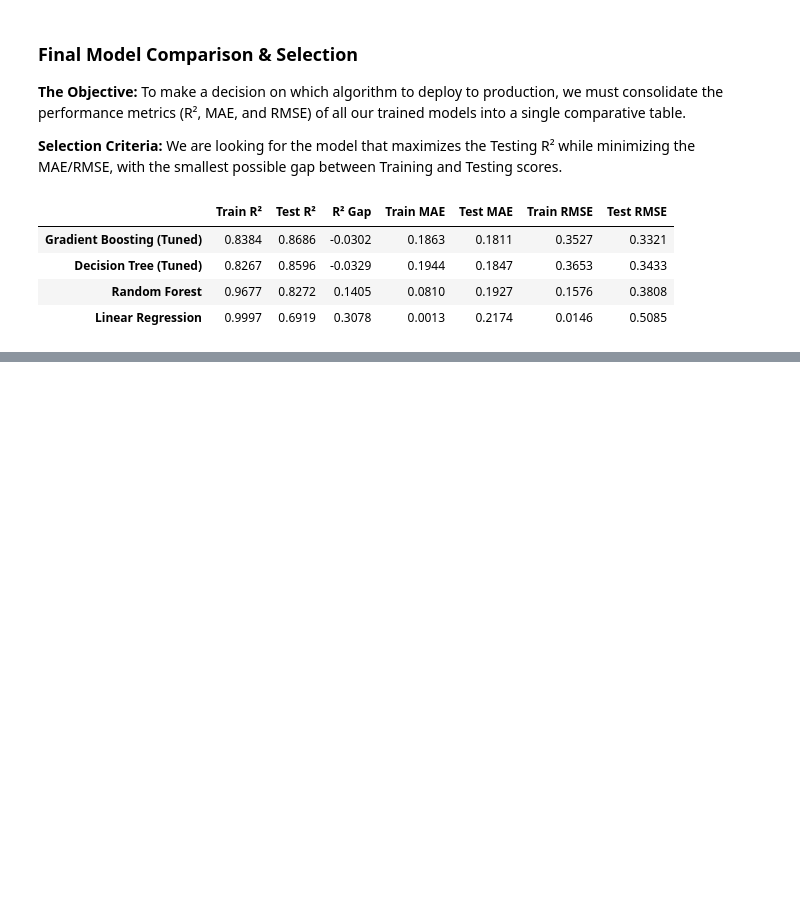
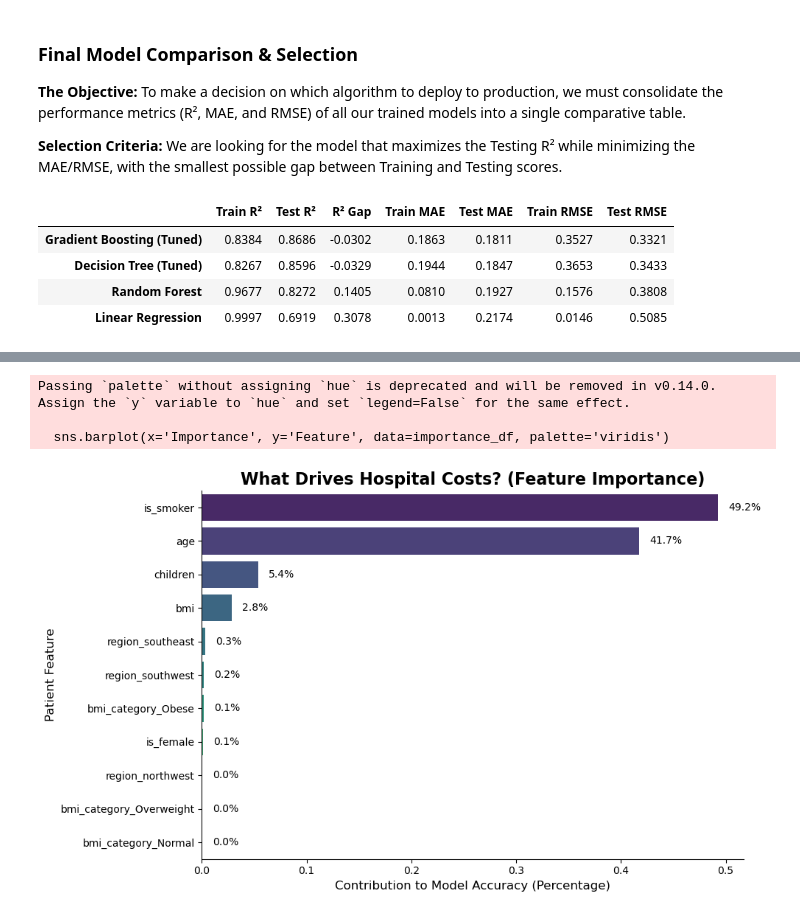
Before and after one commit to khushishahs02/exploratory-data-analysis, a Jupyter notebook: notebooks/03_Modeling.ipynb, the cells around one changed output, grey strips where cells are left out. Saved outputs shown, nothing was run; the diff lists cells and outputs as text; code cells hidden in the pictures; blank space fills up the shorter version.

Commit message:
feat: add feature importance bar chart to modeling notebook

```diff
--- a/notebooks/03_Modeling.ipynb
+++ b/notebooks/03_Modeling.ipynb
@@ -368,0 +374,32 @@ leaderboard_df
+# %%
+features = X_train.columns
+important_features = gb_tuned_model.feature_importances_
+importance_df = pd.DataFrame({
+    'Feature': features,
+    'Importance': important_features
+})
+
+importance_df = importance_df.sort_values(by='Importance', ascending=False).reset_index(drop=True)
+
+# 4. Plot the beautiful Bar Chart
+plt.figure(figsize=(10, 6))
+sns.barplot(x='Importance', y='Feature', data=importance_df, palette='viridis')
+
+# 5. Format the chart to look professional
+plt.title('What Drives Hospital Costs? (Feature Importance)', fontsize=16, weight='bold')
+plt.xlabel('Contribution to Model Accuracy (Percentage)', fontsize=12)
+plt.ylabel('Patient Feature', fontsize=12)
+
+# This physically types the percentage number onto the bars!
+for index, value in enumerate(importance_df['Importance']):
+    plt.text(value + 0.01, index, f"{value*100:.1f}%", va='center', fontsize=10)
+
+# Clean up the borders
+sns.despine()
+plt.tight_layout()
+plt.show()
+# %% [output]
+Passing `palette` without assigning `hue` is deprecated and will be removed in v0.14.0. Assign the `y` variable to `hue` and set `legend=False` for the same effect.
+
+  sns.barplot(x='Importance', y='Feature', data=importance_df, palette='viridis')
+[figure, added]
```
Also changed, not shown: parts of 1 cell of this notebook.
